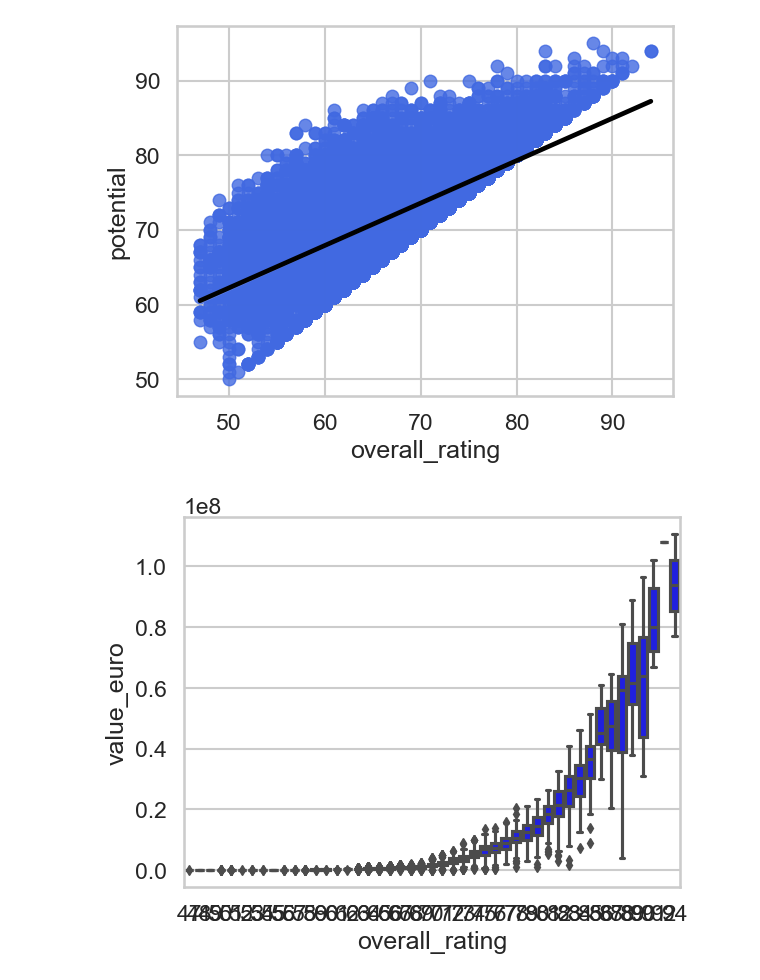
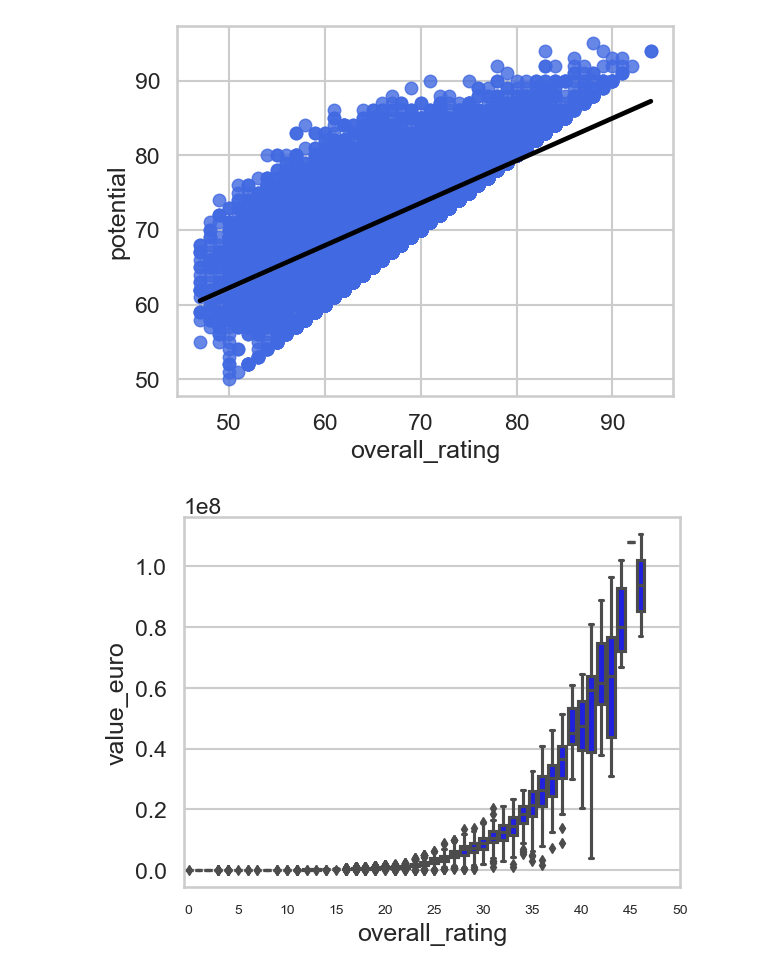
Before and after one commit to rdeshir10/Fifa_Analysis, a Jupyter notebook: footbal copy.ipynb, the cells around one changed output. Drawn from its saved outputs; the diff is of its cells as text; code cells hidden in the pictures.

Commit message:
upload plots

```diff
--- a/footbal copy.ipynb
+++ b/footbal copy.ipynb
@@ -211,12 +212,16 @@ plt.show()
 # %%
 # Boxplot on overall_rating and value_wage of the player
 # Create boxplot
 sns.boxplot(x="overall_rating", y="value_euro", data=all_player_df, color="blue")
 
+# customize the x-axis label
+ticks = np.arange(0, 55, 5)
+plt.xticks(ticks, labels=ticks, rotation=0, fontsize=10)
+
 # Show the plot
 plt.show()
 # %% [output]
-[figure, old version]
+[figure, new version]
 # %%
 # Boxplot on overall_rating and age of the player
 # Create boxplot
```
Also changed, not shown: parts of 2 cells of this notebook.
